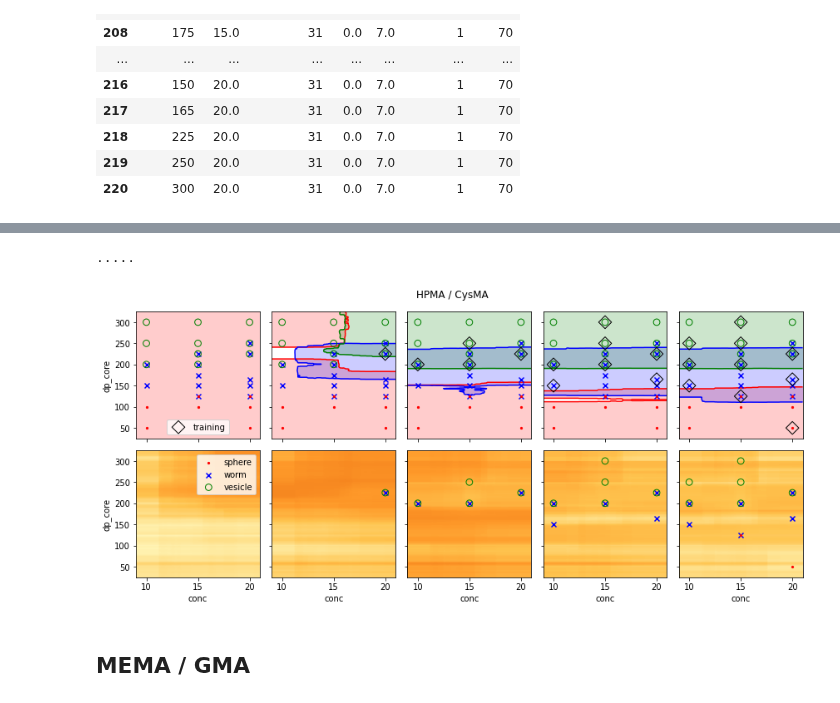
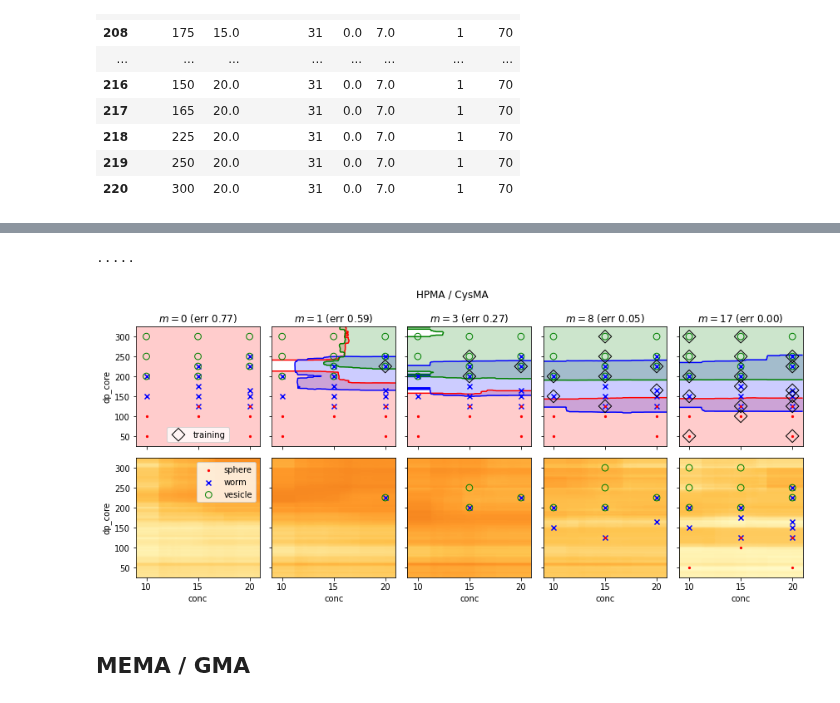
Before and after one commit to marioboley/PISA_ML, a Jupyter notebook: active_learning_phase_diagrams.ipynb, the cells around one changed output, grey strips where cells are left out. Saved outputs shown, nothing was run; the diff lists cells and outputs as text; code cells hidden in the pictures.

```diff
--- a/active_learning_phase_diagrams.ipynb
+++ b/active_learning_phase_diagrams.ipynb
@@ -34,6 +34,6 @@ x[query1][['dp_core', 'conc', 'dp_corona', 'salt', 'ph', 'charged', 'temp']]
 | 219 | 250 | 20.0 | 31 | 0.0 | 7.0 | 1 | 70 |
 | 220 | 300 | 20.0 | 31 | 0.0 | 7.0 | 1 | 70 |
 # %%
-exp1 = ActiveLearningExperiment(random_forest_pcc, x[~query1], x[query1], y[~query1], y[query1], 12)
+exp1 = ActiveLearningExperiment(random_forest_pcc, x[~query1], x[query1], y[~query1], y[query1], 21, evaluators=[hamming_loss, error])
 exp1.run()
 # %% [output]
@@ -42,10 +81,10 @@ exp1.run()
 # %%
-plot_active_learning_phase_diagrams(exp1)
+plot_active_learning_phase_diagrams(exp1, [0, 1, 3, 8, 17])
 plt.suptitle('HPMA / CysMA')
 plt.show()
 # %% [output]
 .....
-[figure, old version]
+[figure, new version]
 # %% [markdown]
 ## MEMA / GMA
 # %%
```
Also changed, not shown: parts of 12 cells of this notebook, 2 other files.
